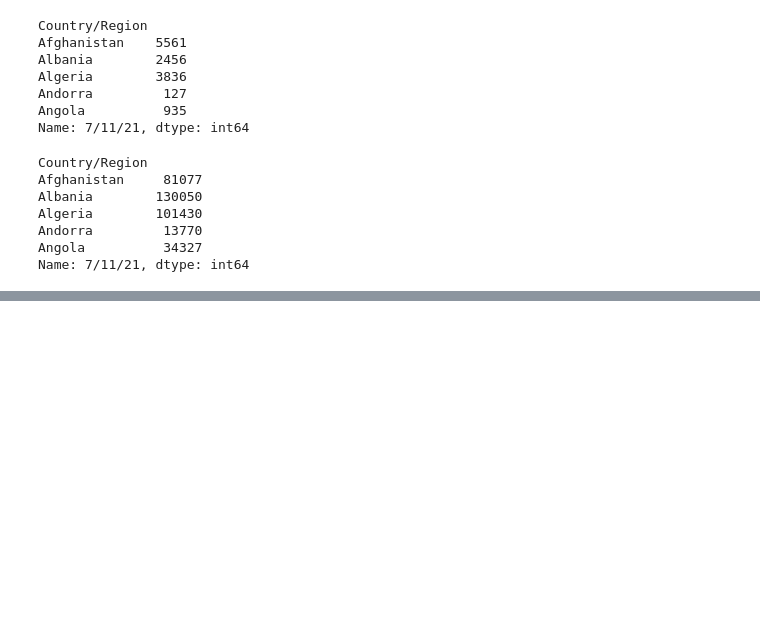
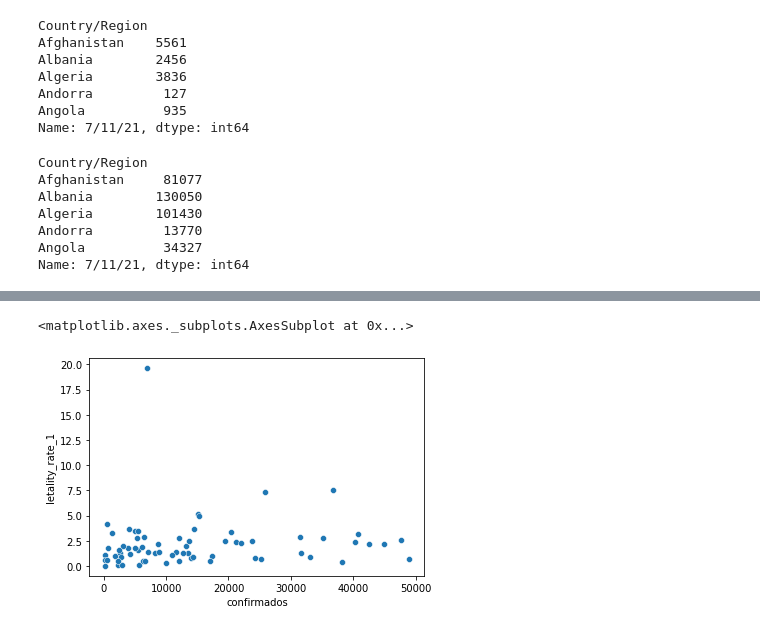
Before and after one commit to Helsonfs/Estudos_data_science_cvirus, a Jupyter notebook: Estudos_Data_Science_Covid_19.ipynb, the cells around one changed output, grey strips where cells are left out. Cells and saved outputs as stored; diff of their text form; code cells hidden in the pictures; blank space fills up the shorter version.

```diff
--- a/Estudos_Data_Science_Covid_19.ipynb
+++ b/Estudos_Data_Science_Covid_19.ipynb
@@ -289,0 +378,5 @@ TypeError: ignored
+# %%
+sns.scatterplot(data=combinados.query('confirmados > 40 and confirmados < 50000'), x='confirmados', y='letality_rate_1')
+# %% [output]
+<matplotlib.axes._subplots.AxesSubplot at 0x...>
+[figure, added]
```
Also changed, not shown: parts of 31 cells of this notebook.
